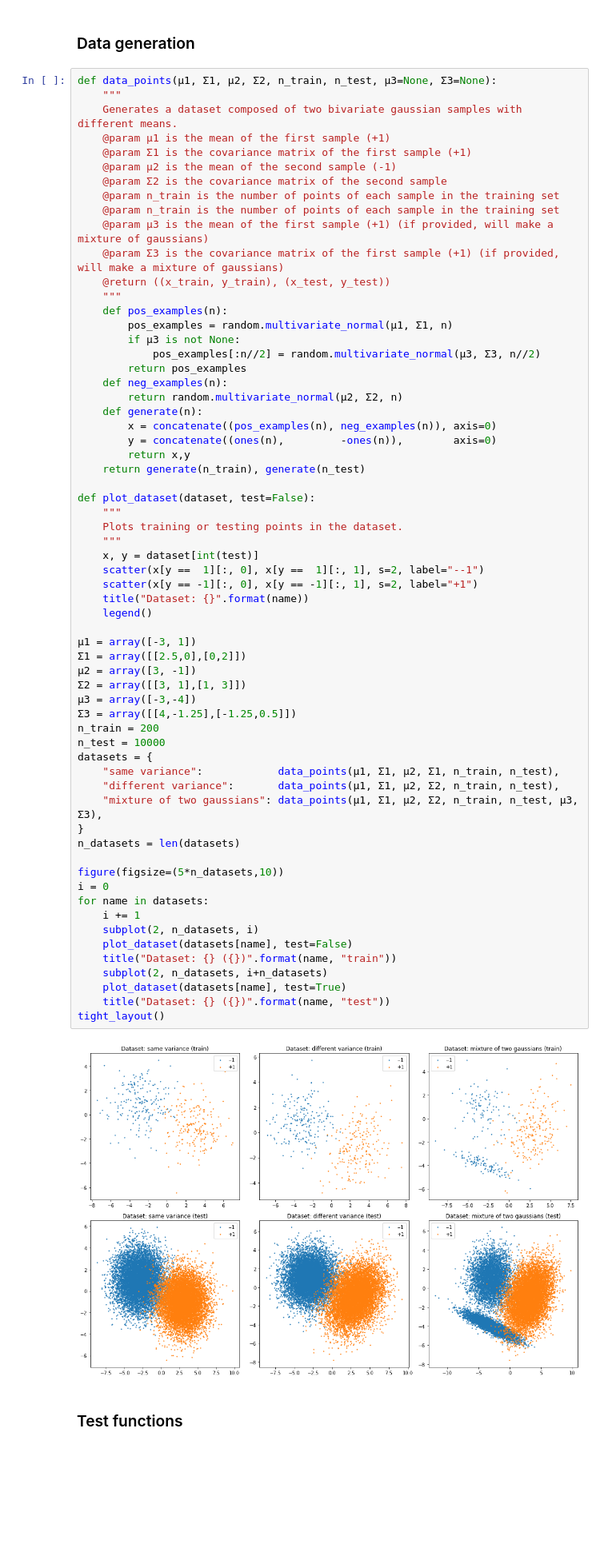
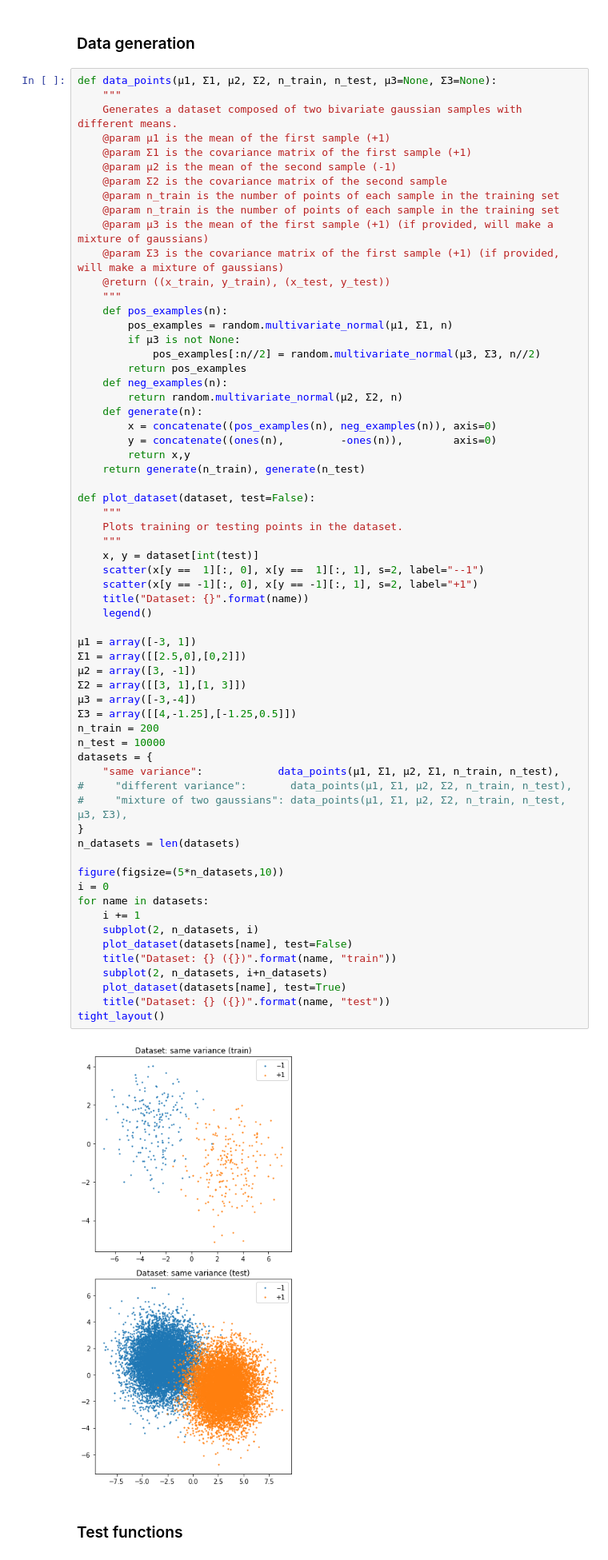
Before and after one commit to FlorentinGuth/SVM, a Jupyter notebook: SVM.ipynb, the cells around one changed output. Shown at 80% size. Cells and saved outputs as stored; diff of their text form; blank space fills up the shorter version.

```diff
--- a/SVM.ipynb
+++ b/SVM.ipynb
@@ -537,36 +677,36 @@ def plot_dataset(dataset, test=False):
     scatter(x[y ==  1][:, 0], x[y ==  1][:, 1], s=2, label="--1")
     scatter(x[y == -1][:, 0], x[y == -1][:, 1], s=2, label="+1")
     title("Dataset: {}".format(name))
     legend()
 
 μ1 = array([-3, 1])
 Σ1 = array([[2.5,0],[0,2]])
 μ2 = array([3, -1])
 Σ2 = array([[3, 1],[1, 3]])
 μ3 = array([-3,-4])
 Σ3 = array([[4,-1.25],[-1.25,0.5]])
 n_train = 200
 n_test = 10000
 datasets = {
     "same variance":            data_points(μ1, Σ1, μ2, Σ1, n_train, n_test),
-    "different variance":       data_points(μ1, Σ1, μ2, Σ2, n_train, n_test),
-    "mixture of two gaussians": data_points(μ1, Σ1, μ2, Σ2, n_train, n_test, μ3, Σ3),
+#     "different variance":       data_points(μ1, Σ1, μ2, Σ2, n_train, n_test),
+#     "mixture of two gaussians": data_points(μ1, Σ1, μ2, Σ2, n_train, n_test, μ3, Σ3),
 }
 n_datasets = len(datasets)
 
 figure(figsize=(5*n_datasets,10))
 i = 0
 for name in datasets:
     i += 1
     subplot(2, n_datasets, i)
     plot_dataset(datasets[name], test=False)
     title("Dataset: {} ({})".format(name, "train"))
     subplot(2, n_datasets, i+n_datasets)
     plot_dataset(datasets[name], test=True)
     title("Dataset: {} ({})".format(name, "test"))
 tight_layout()
 # %% [output]
-[figure, old version]
+[figure, new version]
 # %% [markdown]
 ### Test functions
 # %%
```
Also changed, not shown: parts of 31 cells of this notebook.
